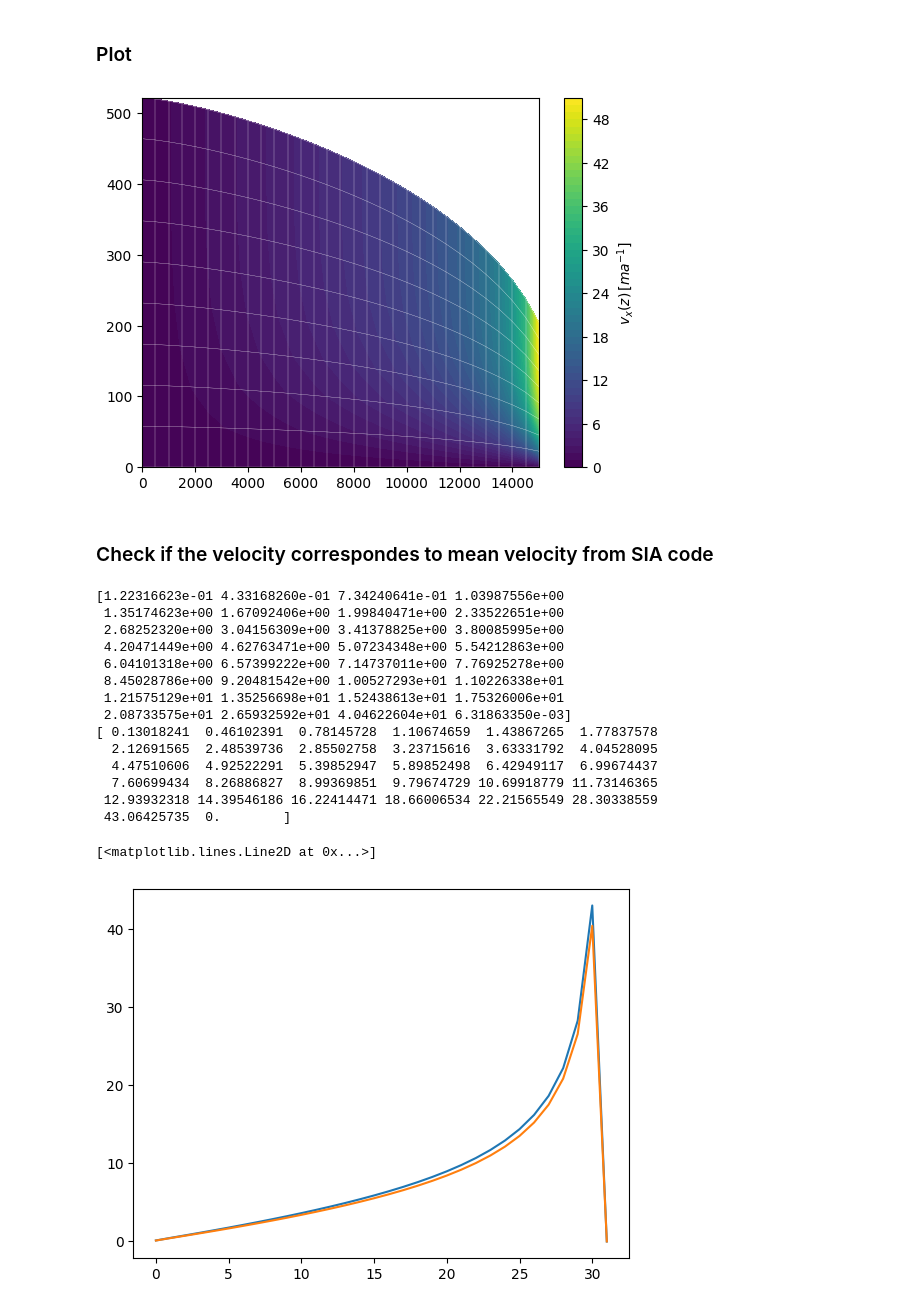
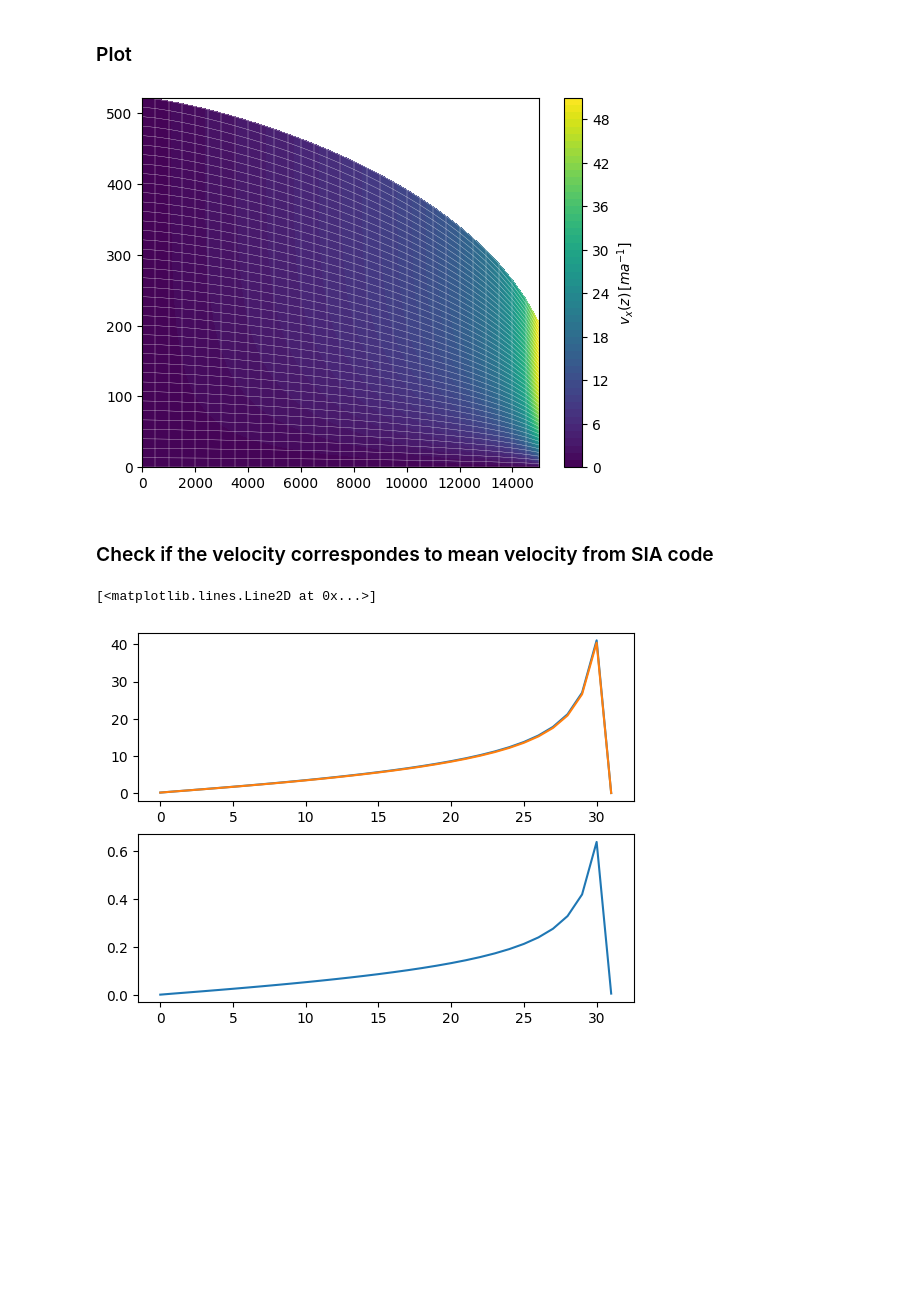
Before and after one commit to AnneMariaVera/SIA, a Jupyter notebook: test_innerVelocity.ipynb, the cells around one changed output. Saved outputs shown, nothing was run; the diff lists cells and outputs as text; code cells hidden in the pictures; blank space fills up the shorter version.

Commit message:
Script to test inner vel.

```diff
--- a/test_innerVelocity.ipynb
+++ b/test_innerVelocity.ipynb
@@ -45,7 +45,7 @@ boundary = np.array(((1,0),(1,-a_s*(x_lim-cut*delta_x))))
 ### Calculate inner velocities in x dir.
 # %%
 coef = 2*A/(n+2)*(rho*g)**n
-nz=10
+nz=40
 v_inner,Z=sia.velocity_x_inner(bed, surface,A,g,rho, delta_x,nz, n, len(surface))
 # %% [markdown]
 ### Plot
@@ -62,33 +62,18 @@ for i in range(nz):
 for i in range(len(x)-1):
     plt.axvline(x[i],linestyle="-",color="white",linewidth=0.2)
 # %% [output]
-[figure, old version]
+[figure, new version]
 # %% [markdown]
 ### Check if the velocity correspondes to mean velocity from SIA code
 # %%
 v_mean = sia.velocity_11(bed,surface,boundary,delta_x,n,len(surface),coef)
-fig,ax = plt.subplots()
 v_mean_inner = np.zeros(np.size(v_mean))
 for i in range(len(Z[0])):
     v_mean_inner[i] = sum([v_inner[j][i]*(Z[j][i]-Z[j-1][i]) for j in range(1,nz)])/(Z[nz-1][i]-Z[0][i])
-print(v_mean)
-print(v_mean_inner)
-plt.plot(v_mean_inner)
-plt.plot(v_mean)
+fig,ax = plt.subplots(2)
+ax[0].plot(v_mean_inner)
+ax[0].plot(v_mean)
+ax[1].plot(abs(v_mean_inner-v_mean))
 # %% [output]
-[1.22316623e-01 4.33168260e-01 7.34240641e-01 1.03987556e+00
- 1.35174623e+00 1.67092406e+00 1.99840471e+00 2.33522651e+00
- 2.68252320e+00 3.04156309e+00 3.41378825e+00 3.80085995e+00
- 4.20471449e+00 4.62763471e+00 5.07234348e+00 5.54212863e+00
- 6.04101318e+00 6.57399222e+00 7.14737011e+00 7.76925278e+00
- 8.45028786e+00 9.20481542e+00 1.00527293e+01 1.10226338e+01
- 1.21575129e+01 1.35256698e+01 1.52438613e+01 1.75326006e+01
- 2.08733575e+01 2.65932592e+01 4.04622604e+01 6.31863350e-03]
-[ 0.13018241  0.46102391  0.78145728  1.10674659  1.43867265  1.77837578
-  2.12691565  2.48539736  2.85502758  3.23715616  3.63331792  4.04528095
-  4.47510606  4.92522291  5.39852947  5.89852498  6.42949117  6.99674437
-  7.60699434  8.26886827  8.99369851  9.79674729 10.69918779 11.73146365
- 12.93932318 14.39546186 16.22414471 18.66006534 22.21565549 28.30338559
- 43.06425735  0.        ]
+[<matplotlib.lines.Line2D at 0x...>]
-[<matplotlib.lines.Line2D at 0x...>]
-[figure, old version]
+[figure, new version]
```
Also changed, not shown: parts of 1 cell of this notebook.
